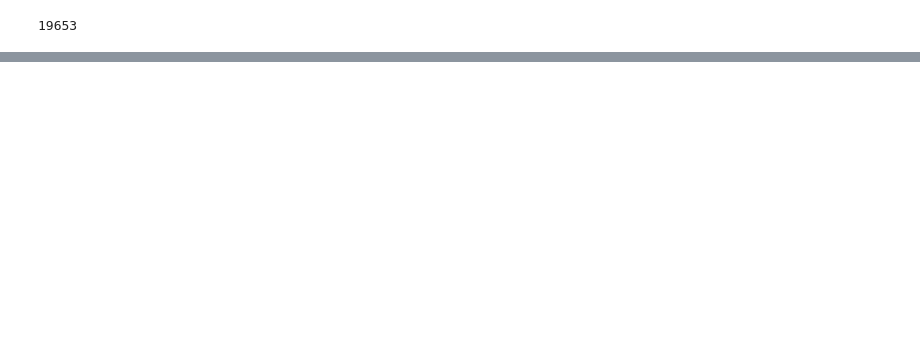
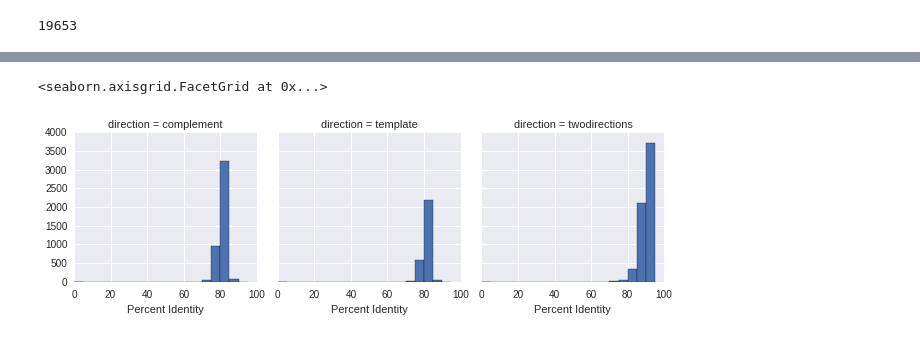
Before and after one commit to mohanbolisetty/dscam_nanopore, a Jupyter notebook: Data/spikeins_full_length.ipynb, the cells around one changed output, grey strips where cells are left out. Saved outputs shown, nothing was run; the diff lists cells and outputs as text; code cells hidden in the pictures; blank space fills up the shorter version.

```diff
--- a/Data/spikeins_full_length.ipynb
+++ b/Data/spikeins_full_length.ipynb
@@ -89,0 +145,7 @@ align['Start'].plot(kind='hist',bins=np.arange(0,2500,100))
+# %%
+g = seaborn.FacetGrid(filterdata, col="direction")
+g.map(plt.hist, 'PercentIdentity', bins=np.arange(0,100,5))
+g.set_xlabels('Percent Identity')
+# %% [output]
+<seaborn.axisgrid.FacetGrid at 0x...>
+[figure, added]
```
Also changed, not shown: parts of 16 cells of this notebook, 10 other files.
